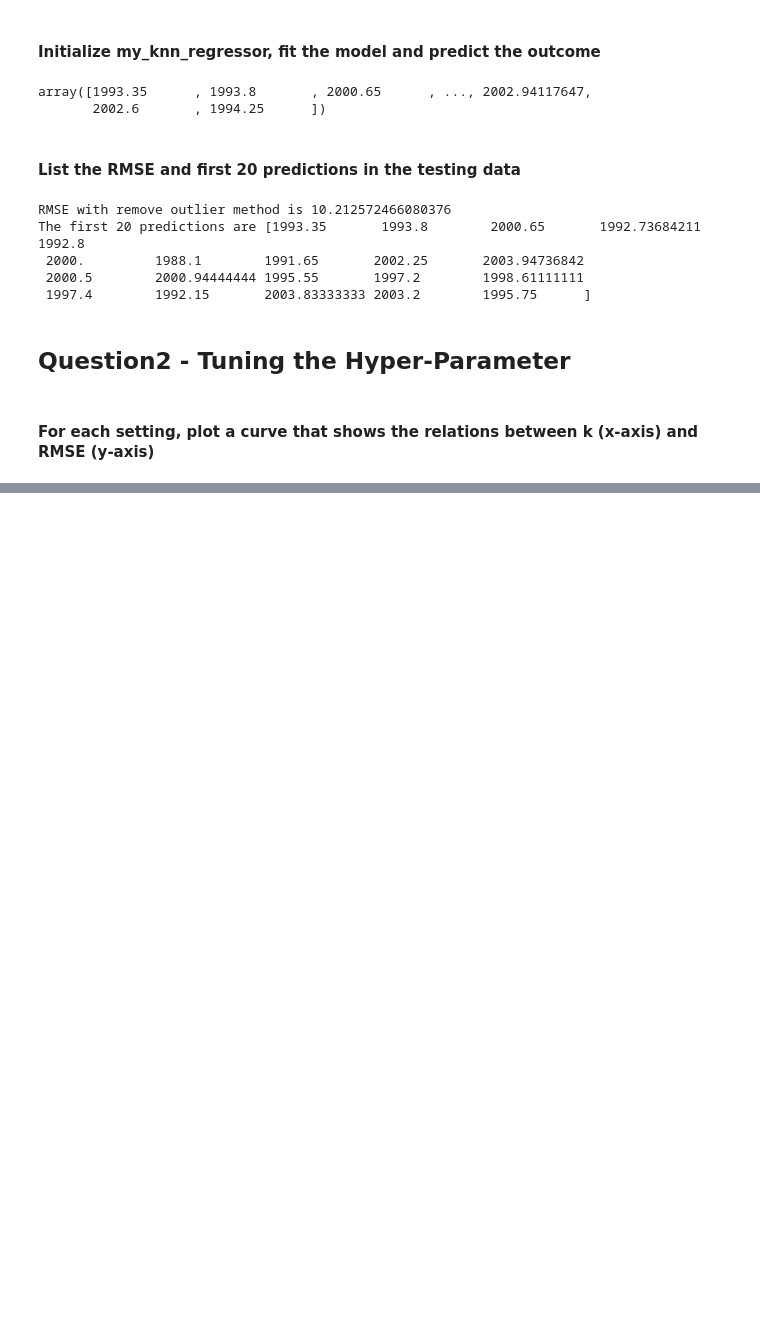
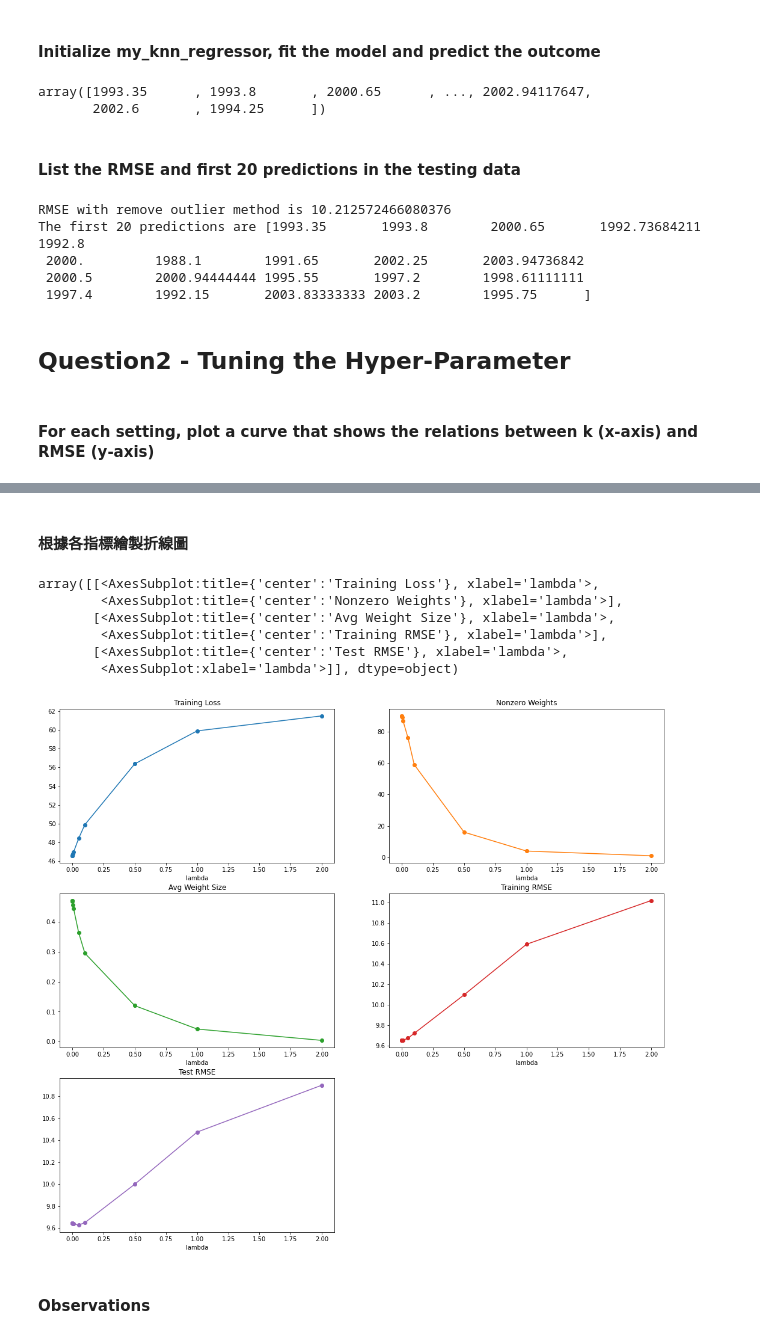
Before and after one commit to Brian-Konr/statistical-learning-IM5056, a Jupyter notebook: hw1/hw1_b08705038.ipynb, the cells around one changed output, grey strips where cells are left out. Drawn from its saved outputs; the diff is of its cells as text; code cells hidden in the pictures; blank space fills up the shorter version.

Commit message:
finish coding parts, left observations undone

```diff
--- a/hw1/hw1_b08705038.ipynb
+++ b/hw1/hw1_b08705038.ipynb
@@ -223,2 +336,7 @@ else:
 Y_train = msd_data['Y_train']
 Y_test = msd_data['Y_test']
+# %%
+# create my_lasso instance and fit the model
+my_lasso = mylasso(lamcoef=0.1)
+my_lasso.fit(X_train_sd, Y_train, winit = "ridge")
+train_pred = my_lasso.predict(X_train_sd)
@@ -224,0 +377,5 @@ Y_test = msd_data['Y_test']
+# %%
+Y_pred = my_lasso.predict(X_test_sd)
+print(f"first 5 predictions: {Y_pred[:5]}")
+print(f"Test RMSE: {np.sqrt(np.sum((Y_pred - Y_test)**2) / Y_test.shape[0])}")
+print(f"Test MAE: {np.sum(np.abs(Y_pred - Y_test)) / Y_test.shape[0]}")
@@ -224,0 +397,21 @@ Y_test = msd_data['Y_test']
+# %%
+import pandas as pd
+lambda_list = [0.0001, 0.0005, 0.001, 0.005, 0.01, 0.05, 0.1, 0.5, 1, 2]
+columns = ["lambda", "Training Loss", "Nonzero Weights", "Avg Weight Size", "Training RMSE", "Test RMSE"]
+result = pd.DataFrame(columns = columns)
+data_list = []
+
+for lam in lambda_list:
+  my_lasso = mylasso(lamcoef=lam)
+  my_lasso.fit(X_train_sd, Y_train, winit = "ridge")
+  Y_pred = my_lasso.predict(X_test_sd)
+  data_list.append({
+    "lambda": lam,
+    "Training Loss": my_lasso.training_loss,
+    "Nonzero Weights": np.sum(my_lasso.features != 0),
+    "Avg Weight Size": np.sum(np.abs(my_lasso.features)) / my_lasso.features.shape[0],
+    "Training RMSE": np.sqrt(np.sum((my_lasso.predict(X_train_sd) - Y_train)**2) / Y_train.shape[0]),
+    "Test RMSE": np.sqrt(np.sum((Y_pred - Y_test)**2) / Y_test.shape[0])})
+
+result = pd.concat([result, pd.DataFrame(data_list)], ignore_index = True)
+result
@@ -224,0 +440,25 @@ Y_test = msd_data['Y_test']
+# %% [markdown]
+#### 根據各指標繪製折線圖
+# %%
+result.plot(
+  x = "lambda",
+  y = ["Training Loss", "Nonzero Weights", "Avg Weight Size", "Training RMSE", "Test RMSE"],
+  title=["Training Loss", "Nonzero Weights", "Avg Weight Size", "Training RMSE", "Test RMSE"],
+  sharex=False,
+  kind="line",
+  figsize = (18, 16),
+  subplots=True, # make seperate plots for each column
+  layout=(3, 2),
+  legend=False,
+  style=["-o", "-o", "-o", "-o", "-o"],
+)
+# %% [output]
+array([[<AxesSubplot:title={'center':'Training Loss'}, xlabel='lambda'>,
+        <AxesSubplot:title={'center':'Nonzero Weights'}, xlabel='lambda'>],
+       [<AxesSubplot:title={'center':'Avg Weight Size'}, xlabel='lambda'>,
+        <AxesSubplot:title={'center':'Training RMSE'}, xlabel='lambda'>],
+       [<AxesSubplot:title={'center':'Test RMSE'}, xlabel='lambda'>,
+        <AxesSubplot:xlabel='lambda'>]], dtype=object)
+[figure, added]
+# %% [markdown]
+#### Observations
```
Also changed, not shown: parts of 17 cells of this notebook.
